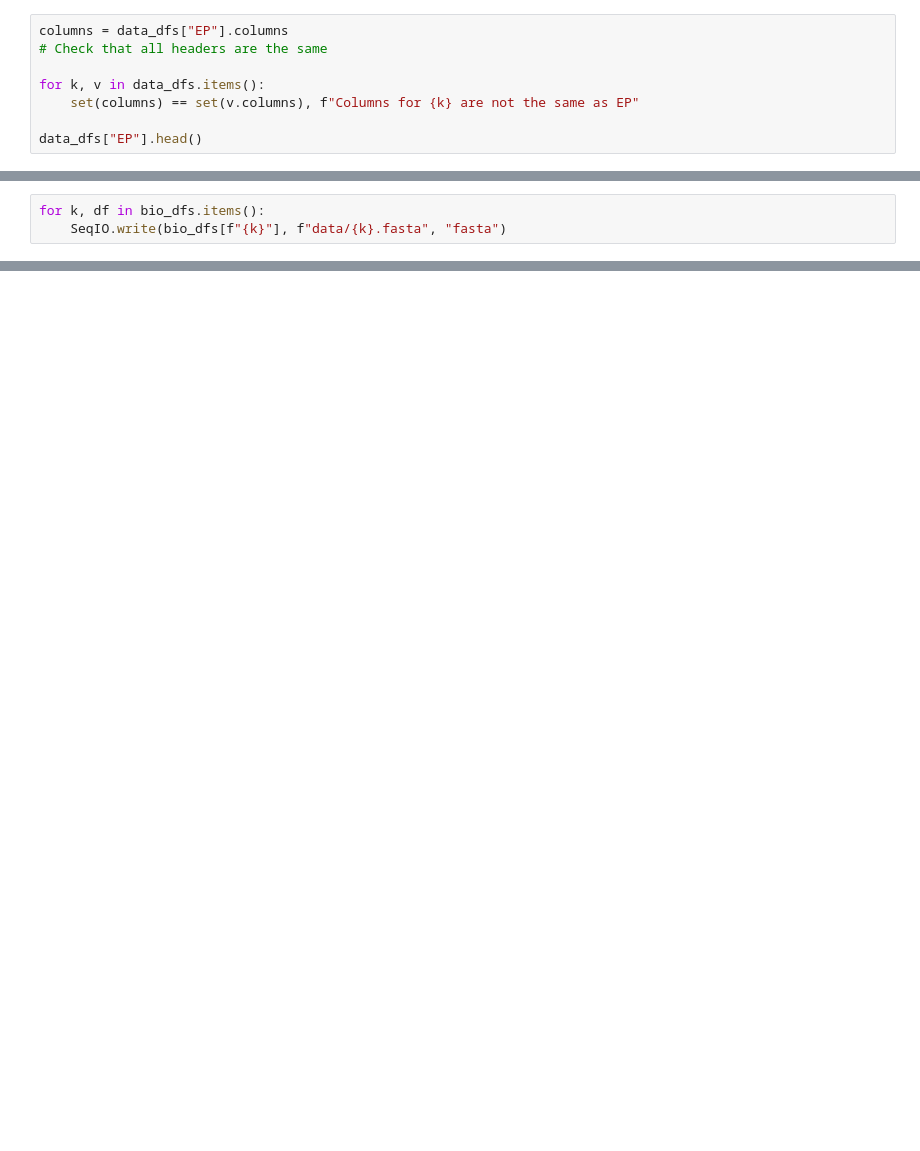
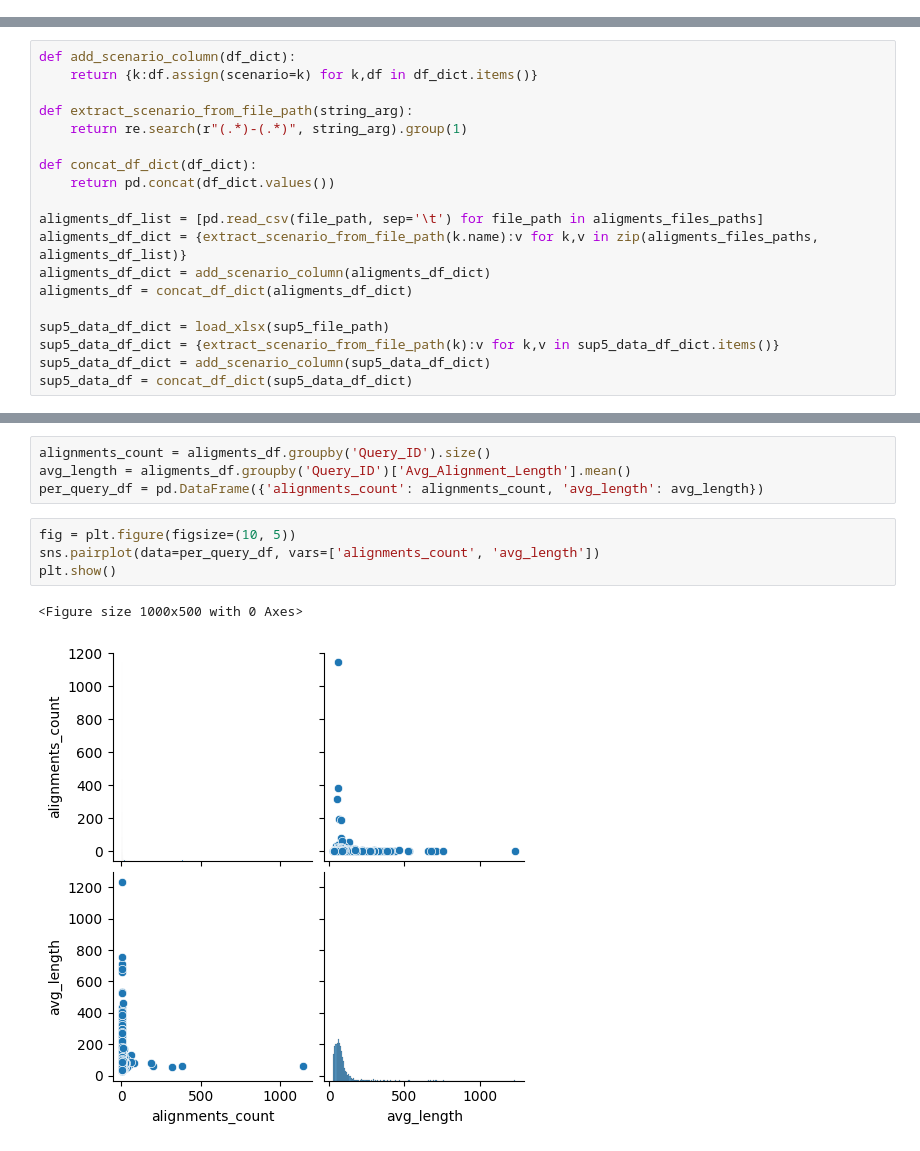
Before and after one commit to mtsz-thiago/sRNAs_Interactomes, a Jupyter notebook: data_sup_5_exploration.ipynb, the cells around one changed output, grey strips where cells are left out. Drawn from its saved outputs; the diff is of its cells as text; blank space fills up the shorter version.

```diff
--- a/data_sup_5_exploration.ipynb
+++ b/data_sup_5_exploration.ipynb
@@ -22,8 +22,0 @@ data_dfs = { Path(f).stem:pd.read_csv(f) for f in input_files}
-# %%
-columns = data_dfs["EP"].columns
-# Check that all headers are the same
-
-for k, v in data_dfs.items():
-    set(columns) == set(v.columns), f"Columns for {k} are not the same as EP"
-
-data_dfs["EP"].head()
@@ -60,3 +22,0 @@ for k, df in data_dfs.items():
-# %%
-for k, df in bio_dfs.items():
-    SeqIO.write(bio_dfs[f"{k}"], f"data/{k}.fasta", "fasta")
@@ -69,0 +30,19 @@ SP_RNA2: 1705
+# %%
+def add_scenario_column(df_dict):
+    return {k:df.assign(scenario=k) for k,df in df_dict.items()}
+
+def extract_scenario_from_file_path(string_arg):
+    return re.search(r"(.*)-(.*)", string_arg).group(1)
+
+def concat_df_dict(df_dict):
+    return pd.concat(df_dict.values())
+
+aligments_df_list = [pd.read_csv(file_path, sep='\t') for file_path in aligments_files_paths]
+aligments_df_dict = {extract_scenario_from_file_path(k.name):v for k,v in zip(aligments_files_paths, aligments_df_list)}
+aligments_df_dict = add_scenario_column(aligments_df_dict)
+aligments_df = concat_df_dict(aligments_df_dict)
+
+sup5_data_df_dict = load_xlsx(sup5_file_path)
+sup5_data_df_dict = {extract_scenario_from_file_path(k):v for k,v in sup5_data_df_dict.items()}
+sup5_data_df_dict = add_scenario_column(sup5_data_df_dict)
+sup5_data_df = concat_df_dict(sup5_data_df_dict)
@@ -69,0 +102,11 @@ SP_RNA2: 1705
+# %%
+alignments_count = aligments_df.groupby('Query_ID').size()
+avg_length = aligments_df.groupby('Query_ID')['Avg_Alignment_Length'].mean()
+per_query_df = pd.DataFrame({'alignments_count': alignments_count, 'avg_length': avg_length})
+# %%
+fig = plt.figure(figsize=(10, 5))
+sns.pairplot(data=per_query_df, vars=['alignments_count', 'avg_length'])
+plt.show()
+# %% [output]
+<Figure size 1000x500 with 0 Axes>
+[figure, added]
```
Also changed, not shown: parts of 13 cells of this notebook, 1 other file.
